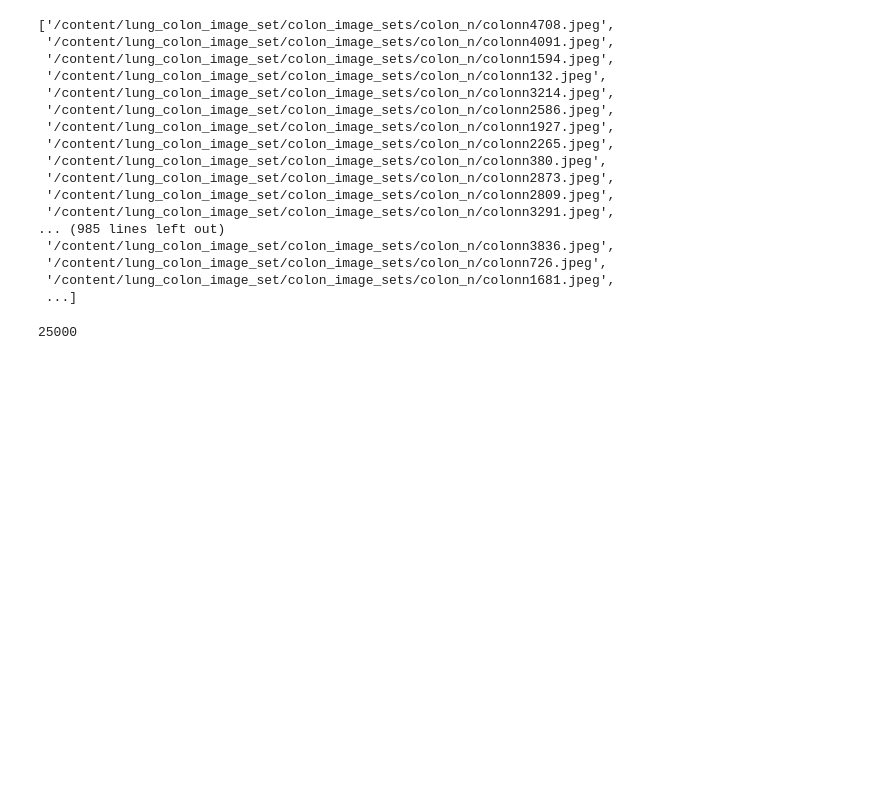
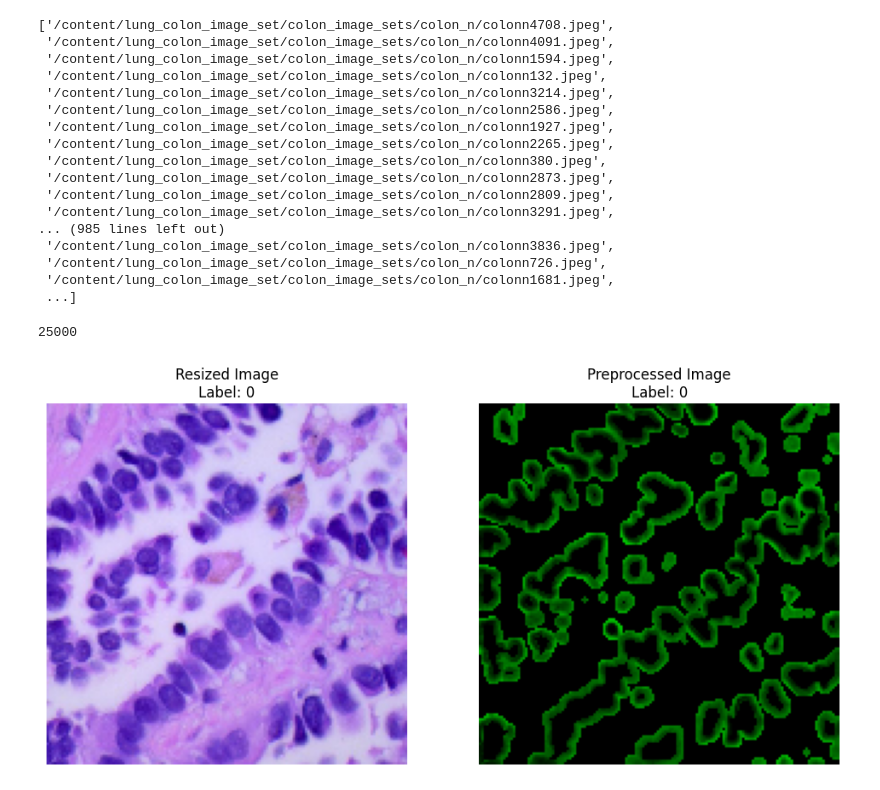
Before and after one commit to sumanapalle065/LC25000-Hybrid-Architecture-using-DL, a Jupyter notebook: mobilenetv2.ipynb, the cells around one changed output. Cells and saved outputs as stored; diff of their text form; code cells hidden in the pictures; blank space fills up the shorter version.

```diff
--- a/mobilenetv2.ipynb
+++ b/mobilenetv2.ipynb
@@ -142,3 +124,38 @@ for img_path in tqdm(lung_colon_image_dataset):
     if label in label_map:
       # If label is in 'label_map', append the numeric label corresponding to that one to the 'labels' list
         labels.append(label_map[label])
+# %%
+import random
+import matplotlib.pyplot as plt
+
+# Select a random image index from the processed images
+random_index = random.randint(0, len(processed_images) - 1)
+
+# Get the corresponding original image and its preprocessed version
+random_image_path = lung_colon_image_dataset[random_index]  # Get the path of the random image
+original_image = cv2.imread(random_image_path)  # Read the original image
+
+# Resize the original image (simulating the same resize step as in preprocessing)
+resized_image = cv2.resize(original_image, (148, 148))
+
+# Get the preprocessed (segmented) image and its label
+preprocessed_image = processed_images[random_index]
+label = labels[random_index]
+
+# Plot the original resized image and preprocessed image side by side
+fig, axes = plt.subplots(1, 2, figsize=(12, 6))
+
+# Display the resized image on the first subplot
+axes[0].imshow(cv2.cvtColor(resized_image, cv2.COLOR_BGR2RGB))  # Convert BGR to RGB for visualization
+axes[0].set_title(f"Resized Image\nLabel: {label}")
+axes[0].axis('off')  # Hide axes for the resized image
+
+# Display the preprocessed image (segmented image) on the second subplot
+axes[1].imshow(preprocessed_image)
+axes[1].set_title(f"Preprocessed Image\nLabel: {label}")
+axes[1].axis('off')  # Hide axes for the preprocessed image
+
+# Show the images
+plt.show()
+# %% [output]
+[figure, added]
```
Also changed, not shown: parts of 1 cell of this notebook.
